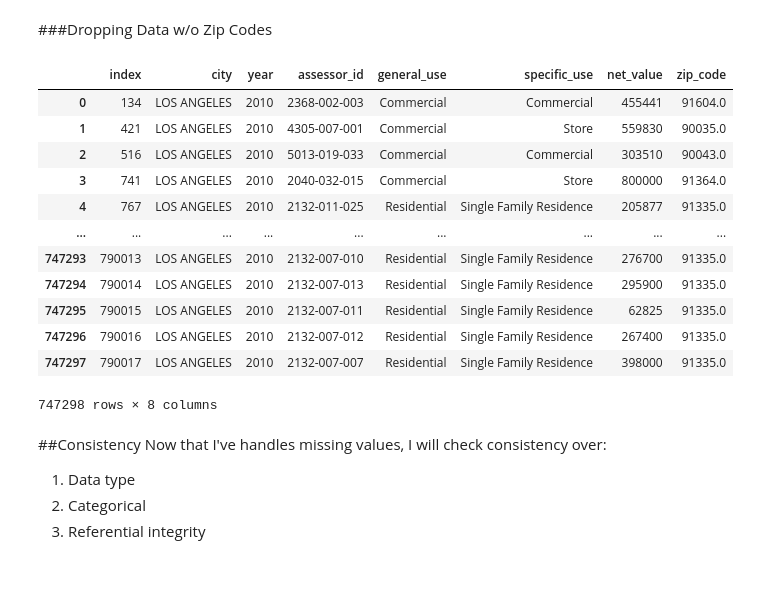
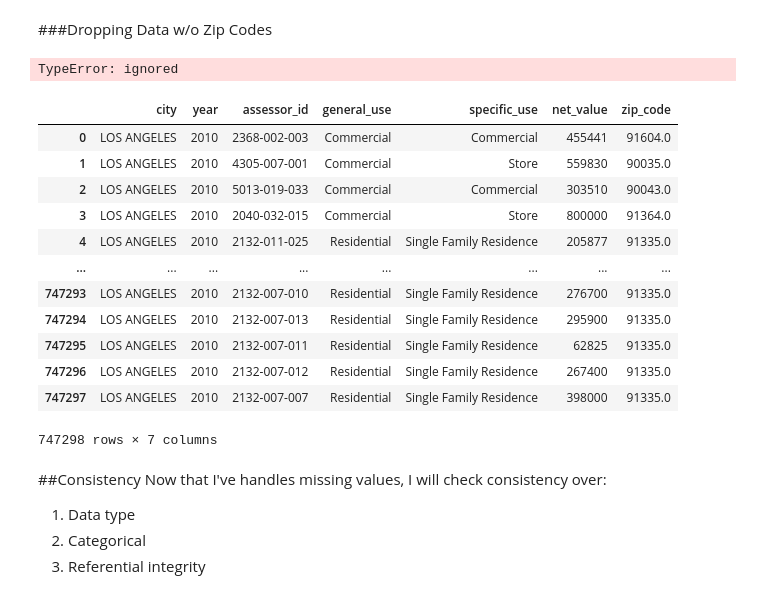
Before and after one commit to sorayabailey23/Group-93, a Jupyter notebook: Assessor_Data_Cleaning_2010.ipynb, the cells around one changed output. Saved outputs shown, nothing was run; the diff lists cells and outputs as text; code cells hidden in the pictures.

```diff
--- a/Assessor_Data_Cleaning_2010.ipynb
+++ b/Assessor_Data_Cleaning_2010.ipynb
@@ -235,18 +196,6 @@ array([   nan, 91604., 90035., 90043., 91364., 91335., 91306., 91367.,
 # %%
 records_df = records_df[records_df['zip_code'].notna()]
 # %%
-records_df.reset_index()
+records_df = records_df.reset_index()
 # %% [output]
-|  | index | city | year | assessor_id | general_use | specific_use | net_value | zip_code |
-| 0 | 134 | LOS ANGELES | 2010 | 2368-002-003 | Commercial | Commercial | 455441 | 91604.0 |
-| 1 | 421 | LOS ANGELES | 2010 | 4305-007-001 | Commercial | Store | 559830 | 90035.0 |
-| 2 | 516 | LOS ANGELES | 2010 | 5013-019-033 | Commercial | Commercial | 303510 | 90043.0 |
-| 3 | 741 | LOS ANGELES | 2010 | 2040-032-015 | Commercial | Store | 800000 | 91364.0 |
-| 4 | 767 | LOS ANGELES | 2010 | 2132-011-025 | Residential | Single Family Residence | 205877 | 91335.0 |
-| ... | ... | ... | ... | ... | ... | ... | ... | ... |
-| 747293 | 790013 | LOS ANGELES | 2010 | 2132-007-010 | Residential | Single Family Residence | 276700 | 91335.0 |
-| 747294 | 790014 | LOS ANGELES | 2010 | 2132-007-013 | Residential | Single Family Residence | 295900 | 91335.0 |
-| 747295 | 790015 | LOS ANGELES | 2010 | 2132-007-011 | Residential | Single Family Residence | 62825 | 91335.0 |
-| 747296 | 790016 | LOS ANGELES | 2010 | 2132-007-012 | Residential | Single Family Residence | 267400 | 91335.0 |
-| 747297 | 790017 | LOS ANGELES | 2010 | 2132-007-007 | Residential | Single Family Residence | 398000 | 91335.0 |
-747298 rows × 8 columns
+TypeError: ignored
@@ -253,3 +204,19 @@ records_df.reset_index()
+# %%
+records_df
+# %% [output]
+|  | city | year | assessor_id | general_use | specific_use | net_value | zip_code |
+| 0 | LOS ANGELES | 2010 | 2368-002-003 | Commercial | Commercial | 455441 | 91604.0 |
+| 1 | LOS ANGELES | 2010 | 4305-007-001 | Commercial | Store | 559830 | 90035.0 |
+| 2 | LOS ANGELES | 2010 | 5013-019-033 | Commercial | Commercial | 303510 | 90043.0 |
+| 3 | LOS ANGELES | 2010 | 2040-032-015 | Commercial | Store | 800000 | 91364.0 |
+| 4 | LOS ANGELES | 2010 | 2132-011-025 | Residential | Single Family Residence | 205877 | 91335.0 |
+| ... | ... | ... | ... | ... | ... | ... | ... |
+| 747293 | LOS ANGELES | 2010 | 2132-007-010 | Residential | Single Family Residence | 276700 | 91335.0 |
+| 747294 | LOS ANGELES | 2010 | 2132-007-013 | Residential | Single Family Residence | 295900 | 91335.0 |
+| 747295 | LOS ANGELES | 2010 | 2132-007-011 | Residential | Single Family Residence | 62825 | 91335.0 |
+| 747296 | LOS ANGELES | 2010 | 2132-007-012 | Residential | Single Family Residence | 267400 | 91335.0 |
+| 747297 | LOS ANGELES | 2010 | 2132-007-007 | Residential | Single Family Residence | 398000 | 91335.0 |
+747298 rows × 7 columns
 # %% [markdown]
 ##Consistency
 Now that I've handles missing values, I will check consistency over:
```
Also changed, not shown: parts of 15 cells of this notebook.
